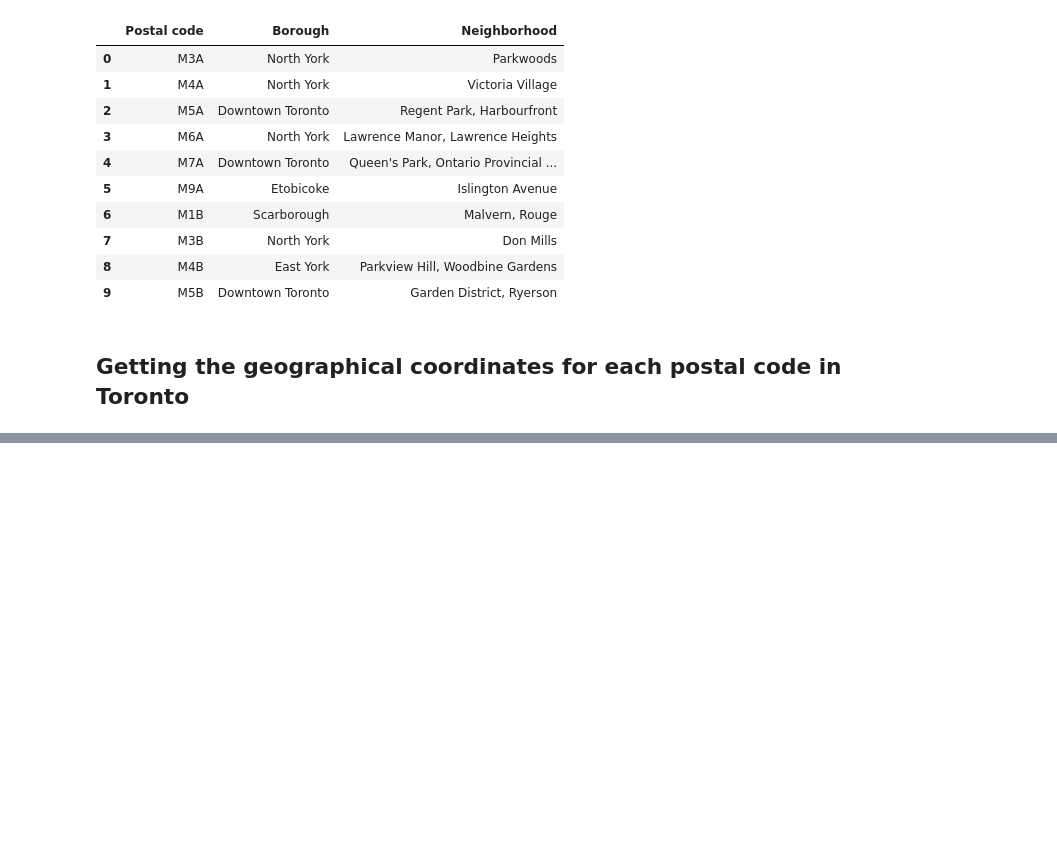
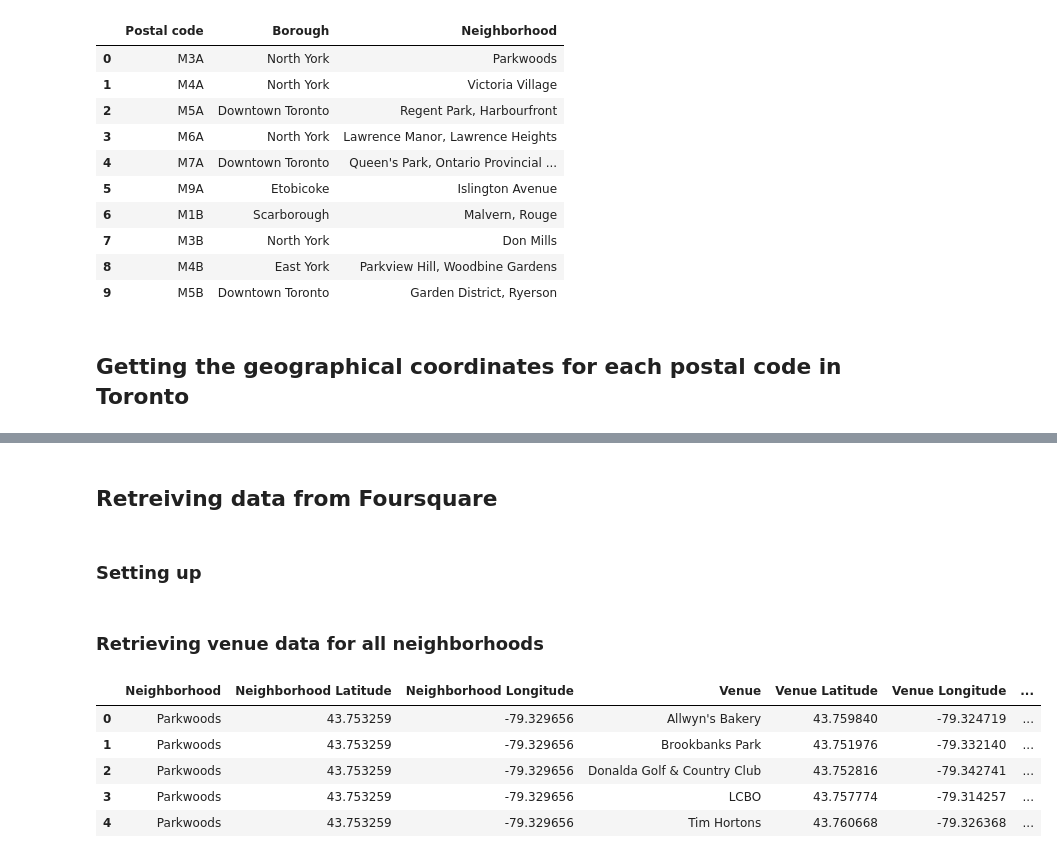
Before and after one commit to gustavosalgado86/Coursera_Capstone, a Jupyter notebook: Segmenting and Clustering Neighborhoods in Toronto.ipynb, the cells around one changed output, grey strips where cells are left out. Cells and saved outputs as stored; diff of their text form; code cells hidden in the pictures; blank space fills up the shorter version.

```diff
--- a/Segmenting and Clustering Neighborhoods in Toronto.ipynb
+++ b/Segmenting and Clustering Neighborhoods in Toronto.ipynb
@@ -85,0 +89,4 @@ toronto_neigh.head()
+# %% [markdown]
+## Retreiving data from Foursquare
+# %% [markdown]
+### Setting up
@@ -85,0 +100,50 @@ toronto_neigh.head()
+# %% [markdown]
+### Retrieving venue data for all neighborhoods
+# %%
+def getNearbyVenues(names, latitudes, longitudes, radius=500, LIMIT = 100):
+    # function to retrieve data from a list of lat and long
+    venues_list=[]
+    for name, lat, lng in zip(names, latitudes, longitudes):
+        # create the API request URL
+        url = 'https://api.foursquare.com/v2/venues/explore?&client_id={}&client_secret={}&v={}&ll={},{}&radius={}&limit={}'.format(
+            CLIENT_ID,
+            CLIENT_SECRET,
+            VERSION,
+            lat,
+            lng,
+            radius,
+            LIMIT)
+
+        # make the GET request
+        results = requests.get(url).json()["response"]['groups'][0]['items']
+
+        # return only relevant information for each nearby venue
+        venues_list.append([(
+            name,
+            lat,
+            lng,
+            v['venue']['name'],
+            v['venue']['location']['lat'],
+            v['venue']['location']['lng'],
+            v['venue']['categories'][0]['name']) for v in results])
+
+    nearby_venues = pd.DataFrame([item for venue_list in venues_list for item in venue_list])
+    nearby_venues.columns = ['Neighborhood',
+                  'Neighborhood Latitude',
+                  'Neighborhood Longitude',
+                  'Venue',
+                  'Venue Latitude',
+                  'Venue Longitude',
+                  'Venue Category']
+
+    return(nearby_venues)
+# %%
+toronto_venues = getNearbyVenues(toronto_neigh['Neighborhood'],toronto_neigh['Latitude'],toronto_neigh['Longitude'], radius = 1500)
+toronto_venues.head()
+# %% [output]
+|  | Neighborhood | Neighborhood Latitude | Neighborhood Longitude | Venue | Venue Latitude | Venue Longitude | ... |
+| 0 | Parkwoods | 43.753259 | -79.329656 | Allwyn's Bakery | 43.759840 | -79.324719 | ... |
+| 1 | Parkwoods | 43.753259 | -79.329656 | Brookbanks Park | 43.751976 | -79.332140 | ... |
+| 2 | Parkwoods | 43.753259 | -79.329656 | Donalda Golf & Country Club | 43.752816 | -79.342741 | ... |
+| 3 | Parkwoods | 43.753259 | -79.329656 | LCBO | 43.757774 | -79.314257 | ... |
+| 4 | Parkwoods | 43.753259 | -79.329656 | Tim Hortons | 43.760668 | -79.326368 | ... |
```
Also changed, not shown: parts of 14 cells of this notebook.
